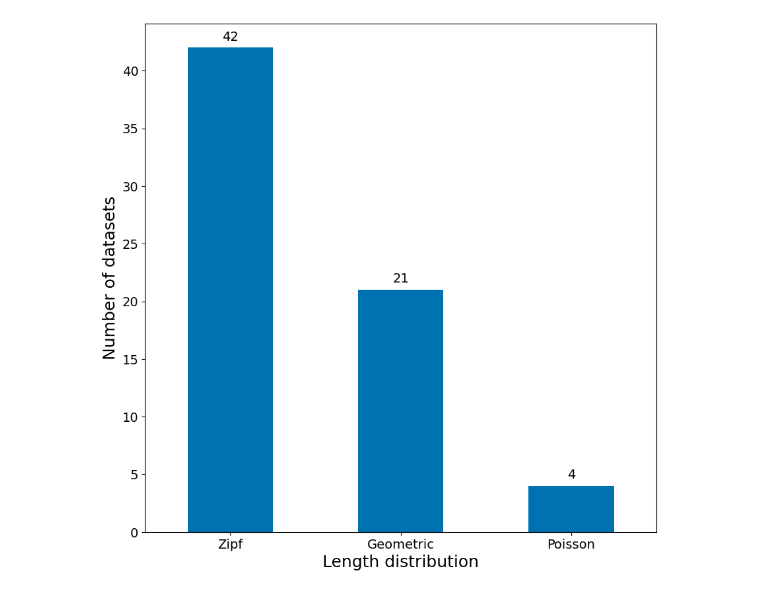
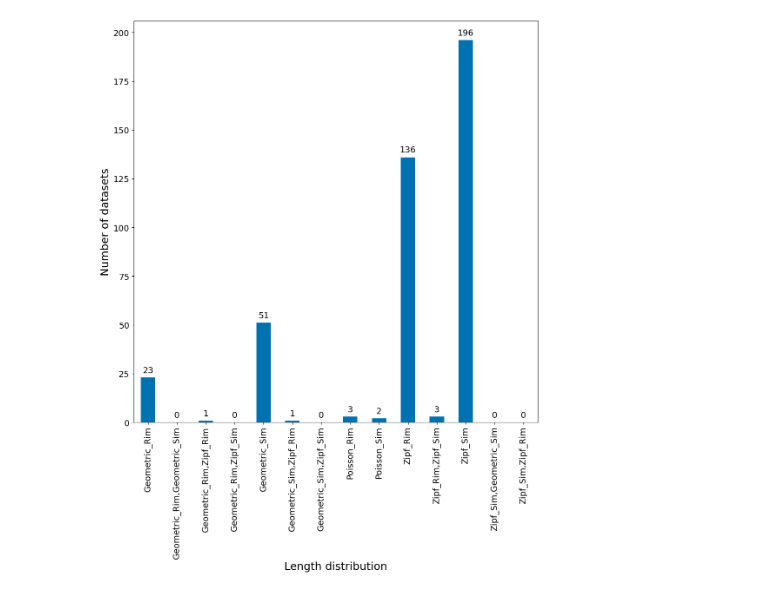
Before and after one commit to elyawy/SpartaPipeline, a Jupyter notebook: scripts/abc/abc_analysis.ipynb, the cells around one changed output. Drawn from its saved outputs; the diff is of its cells as text; code cells hidden in the pictures.

```diff
--- a/scripts/abc/abc_analysis.ipynb
+++ b/scripts/abc/abc_analysis.ipynb
@@ -20,6 +44,6 @@ all_outputs_path = list(all_outputs_path.iterdir())
 # %%
 # all_outputs_path = pathlib.Path("../all_outputs/results_rerun",dataset).resolve()
-all_outputs_path = [folder for folder in all_outputs_path if (folder / "epsilon.csv").exists()]
+all_outputs_path = [folder for folder in all_outputs_path if (folder / "epsilon_mahal_100000_.csv").exists()]
 
 
 # sum_branches = []
@@ -38,19 +62,23 @@ abc_winner = []
 duplicate_count = 0
 for dir_name in all_outputs_path:
     if corrected:
-        epsilon_results = pathlib.Path(dir_name, "epsilon.csv")
+        epsilon_results = pathlib.Path(dir_name, "epsilon_mahal_100000_.csv")
     else:
         epsilon_results = pathlib.Path(dir_name, "epsilon_mahal_100000_non_corrected.csv")
-
-    temp_df = pd.read_csv(epsilon_results, index_col=0)
-    temp_df = temp_df.fillna(0.0).astype('float')
-    def get_max(x):
+    temp_df = pd.read_csv(epsilon_results)
+    temp_df["model"] = temp_df["length_distribution"] + "_" + temp_df["indel_model"]
+    temp_df = temp_df.drop(columns=["length_distribution","indel_model"])
+    temp_df = add_missing_models(temp_df)
+    def get_max(x: pd.Series):
         sorted_x = x.sort_values(ascending=False)
-        if len(sorted_x) == 1 or sorted_x[0] > sorted_x[1]:
-            return sorted_x.index[0]
-        if len(sorted_x) == 2 or sorted_x[1] > sorted_x[2]:
-            return ",".join(sorted(sorted_x.index[:2]))
-        return ",".join(sorted_x.index)
+        last_val = -1
+        groups_ = []
+        for key,val in sorted_x.items():
+            if last_val != val:
+                groups_.append([])
+                last_val = val
+            groups_[-1].append(key)
+        return ",".join(groups_[0])
     abc_winner.append(temp_df.apply(get_max, axis=0))
 
 corrected = "corrected" if corrected else "not_corrected"
@@ -71,5 +117,13 @@ new_df
 # %%
 summary_res = new_df.apply(lambda x: x.value_counts(), axis=1)
 summary_res = summary_res.fillna(0)
-summary_res
+temp_df = summary_res.T
+
+temp_df["model"] = temp_df.index
+temp_df = temp_df.reset_index(level=0, drop=True)
+temp_df = add_missing_models(temp_df)
+temp_df = temp_df.T
+temp_df.index.name = "index"
+summary_res = temp_df
+# temp_df["model"]
 # %% [output]
@@ -84,3 +156,4 @@ summary_res
 # %%
-summary_res = summary_res[length_distributions]
+# summary_res = summary_res[list(all_models)]
 summary_res = summary_res.loc["100"]
+summary_res/summary_res.sum() *100
@@ -88,21 +178,21 @@ summary_res = summary_res.loc["100"]
 (summary_res/summary_res.sum() *100).to_csv(f"{dataset}_{corrected}.csv")
 # %%
 # summary_res.to_csv(f"true_epsilon_summary_{dataset}.csv")
-fig, ax = plt.subplots(figsize=(10, 10))
+fig, ax = plt.subplots(figsize=(12, 12))
 summary_res.plot(kind="bar", ax=ax)
 labels = [l.title() for l in summary_res.index]
 
 plt.yticks( size=14)
-plt.xticks(ax.get_xticks(),labels=labels, rotation="horizontal", size=14)
+plt.xticks(ax.get_xticks(),labels=labels, rotation=90, size=14)
 
 plt.ylabel("Number of datasets", size=18)
 plt.xlabel("Length distribution", size=18)
 for rect in ax.patches:
     height = rect.get_height()
     ax.annotate(f'{int(height)}', xy=(rect.get_x()+rect.get_width()/2, height),
                 xytext=(0, 5), textcoords='offset points', ha='center', va='bottom', size=14)
 
 
 plt.savefig(f"{dataset}_hist_{corrected}.svg", bbox_inches="tight", dpi=200)
 # %% [output]
-[figure, old version]
+[figure, new version]
```
Also changed, not shown: parts of 9 cells of this notebook, 18 other files.
